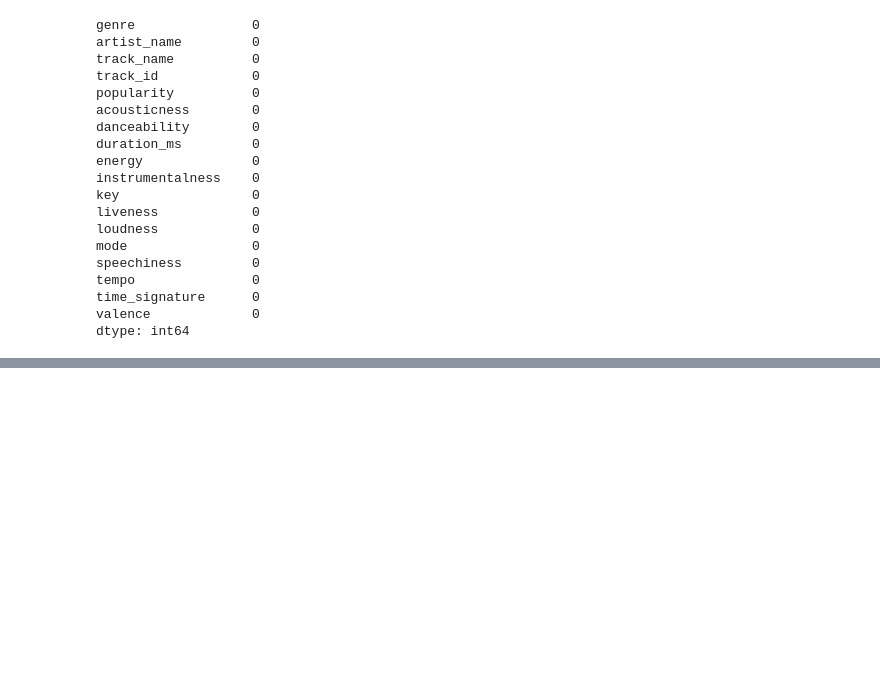
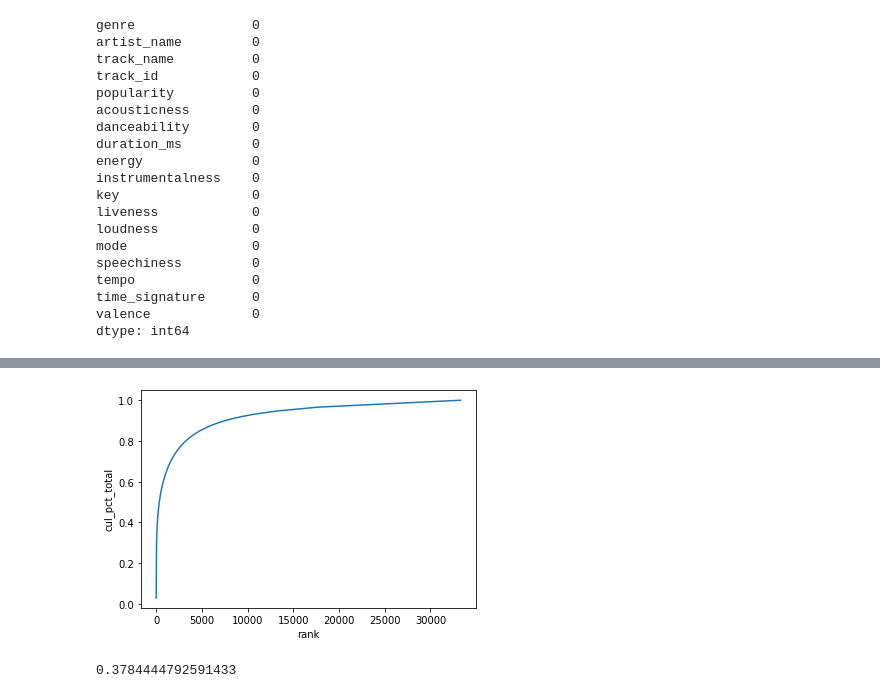
Before and after one commit to Spotify-DSPT-158/Build-Week-Spotify, a Jupyter notebook: spotify_eda.ipynb, the cells around one changed output, grey strips where cells are left out. Saved outputs shown, nothing was run; the diff lists cells and outputs as text; code cells hidden in the pictures; blank space fills up the shorter version.

```diff
--- a/spotify_eda.ipynb
+++ b/spotify_eda.ipynb
@@ -365,0 +388,5 @@ Name: 736, dtype: object
+# %%
+# Get the word count on the tokenized text
+wc = count(song_df['tokens'])
+print(wc.shape)
+wc.head()
@@ -365,0 +401,10 @@ Name: 736, dtype: object
+# %%
+# Cumulative Distribution Plot
+sns.lineplot(x='rank', y='cul_pct_total', data=wc);
+# %% [output]
+[figure, added]
+# %%
+# What is the percentage of the top 100 words vs all words in dataframe?
+wc[wc['rank'] <= 100]['cul_pct_total'].max()
+# %% [output]
+0.3784444792591433
```
Also changed, not shown: parts of 28 cells of this notebook.
